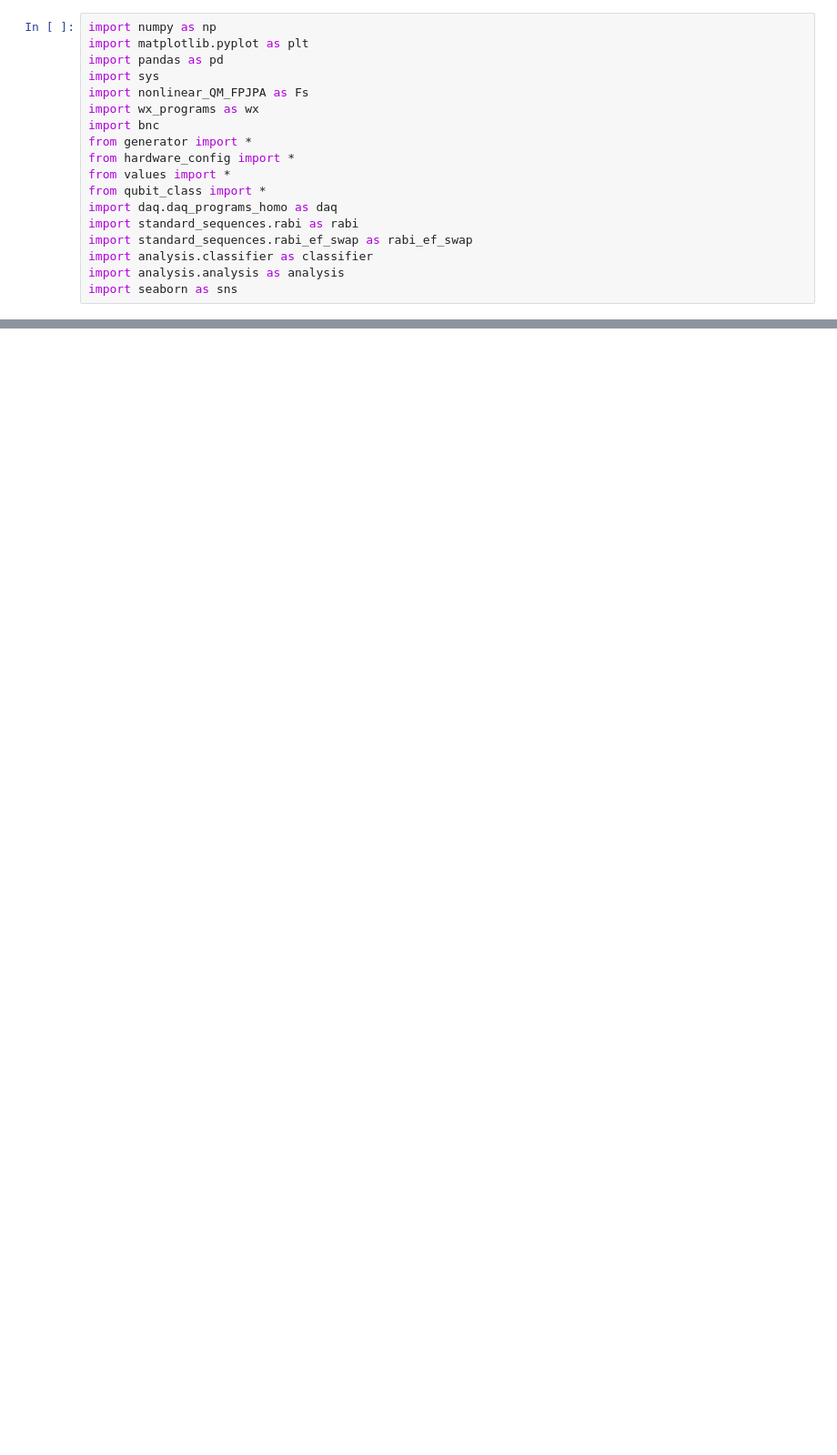
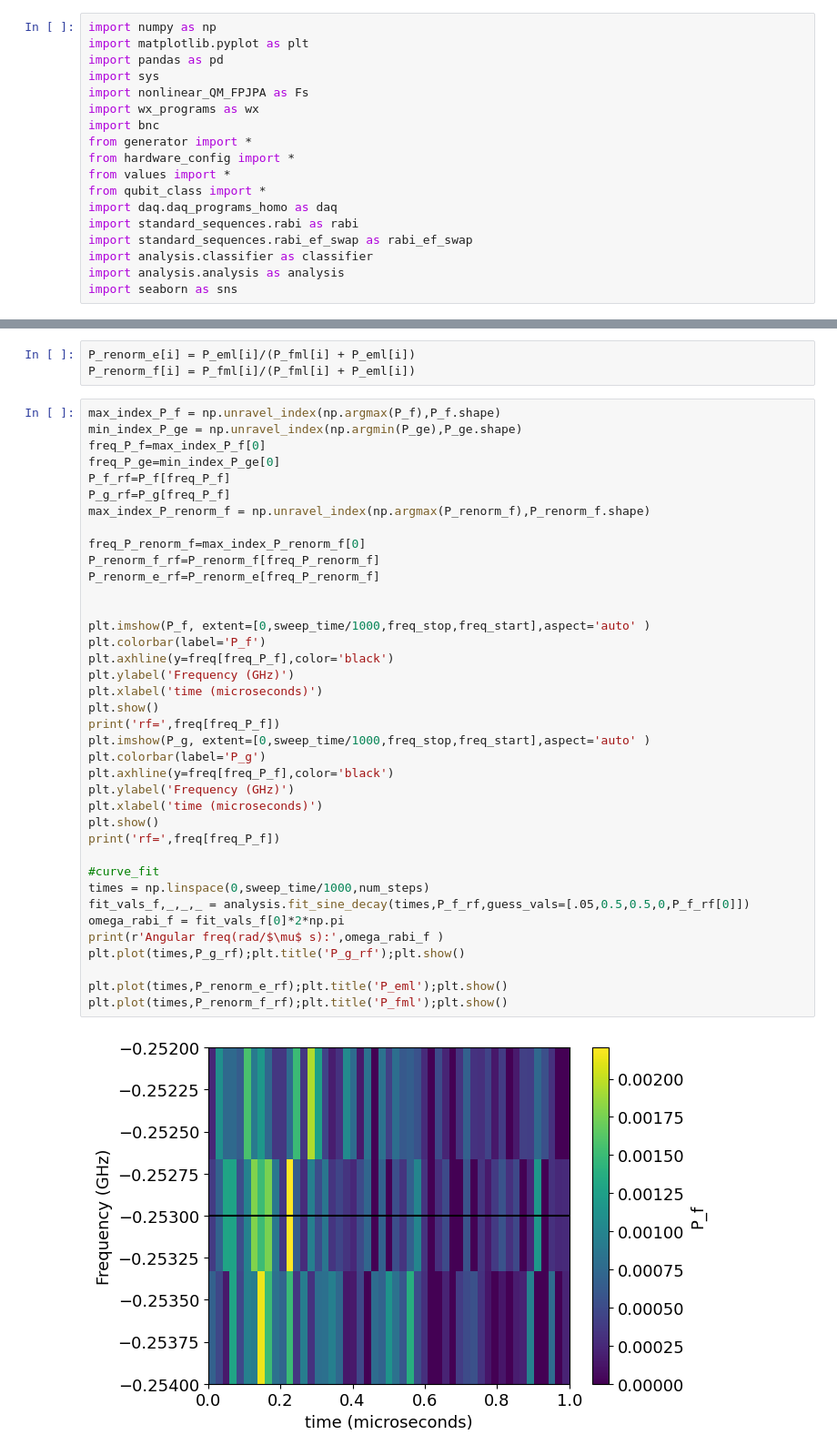
Before and after one commit to Katermurch/BlueFridgeNonLin, a Jupyter notebook: non_hermitian_rabi.ipynb, the cells around one changed output, grey strips where cells are left out. Shown at 91% size. Cells and saved outputs as stored; diff of their text form; blank space fills up the shorter version.

```diff
--- a/non_hermitian_rabi.ipynb
+++ b/non_hermitian_rabi.ipynb
@@ -247,0 +224,43 @@ sns.lineplot(data = probability_freq, x= "frequency", y = 'Pf')
+# %%
+P_renorm_e[i] = P_eml[i]/(P_fml[i] + P_eml[i])
+P_renorm_f[i] = P_fml[i]/(P_fml[i] + P_eml[i])
+# %%
+max_index_P_f = np.unravel_index(np.argmax(P_f),P_f.shape)
+min_index_P_ge = np.unravel_index(np.argmin(P_ge),P_ge.shape)
+freq_P_f=max_index_P_f[0]
+freq_P_ge=min_index_P_ge[0]
+P_f_rf=P_f[freq_P_f]
+P_g_rf=P_g[freq_P_f]
+max_index_P_renorm_f = np.unravel_index(np.argmax(P_renorm_f),P_renorm_f.shape)
+
+freq_P_renorm_f=max_index_P_renorm_f[0]
+P_renorm_f_rf=P_renorm_f[freq_P_renorm_f]
+P_renorm_e_rf=P_renorm_e[freq_P_renorm_f]
+
+
+plt.imshow(P_f, extent=[0,sweep_time/1000,freq_stop,freq_start],aspect='auto' )
+plt.colorbar(label='P_f')
+plt.axhline(y=freq[freq_P_f],color='black')
+plt.ylabel('Frequency (GHz)')
+plt.xlabel('time (microseconds)')
+plt.show()
+print('rf=',freq[freq_P_f])
+plt.imshow(P_g, extent=[0,sweep_time/1000,freq_stop,freq_start],aspect='auto' )
+plt.colorbar(label='P_g')
+plt.axhline(y=freq[freq_P_f],color='black')
+plt.ylabel('Frequency (GHz)')
+plt.xlabel('time (microseconds)')
+plt.show()
+print('rf=',freq[freq_P_f])
+
+#curve_fit
+times = np.linspace(0,sweep_time/1000,num_steps)
+fit_vals_f,_,_,_ = analysis.fit_sine_decay(times,P_f_rf,guess_vals=[.05,0.5,0.5,0,P_f_rf[0]])
+omega_rabi_f = fit_vals_f[0]*2*np.pi
+print(r'Angular freq(rad/$\mu$ s):',omega_rabi_f )
+plt.plot(times,P_g_rf);plt.title('P_g_rf');plt.show()
+
+plt.plot(times,P_renorm_e_rf);plt.title('P_eml');plt.show()
+plt.plot(times,P_renorm_f_rf);plt.title('P_fml');plt.show()
+# %% [output]
+[figure, added]
```
Also changed, not shown: parts of 9 cells of this notebook, 14 other files.
